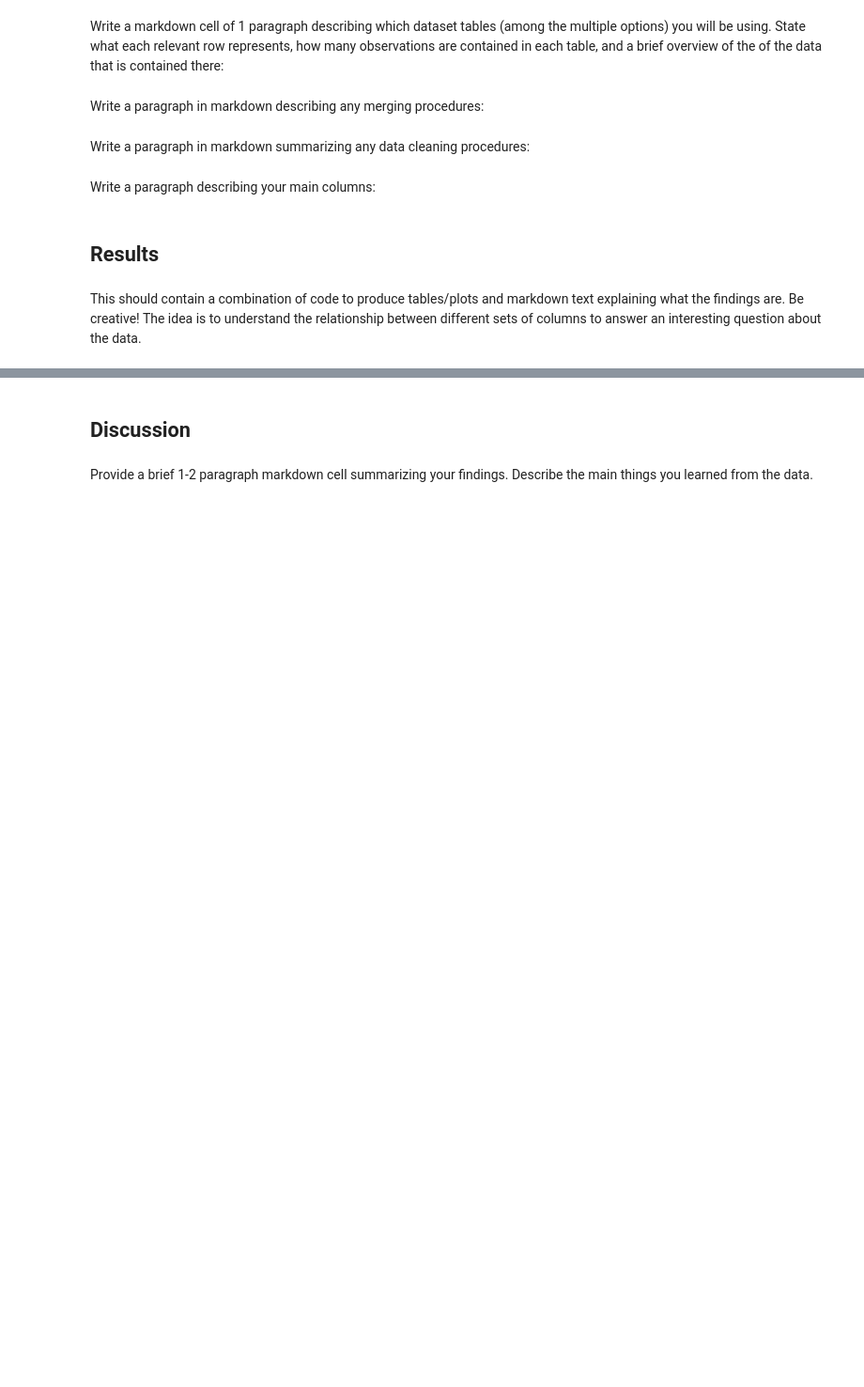
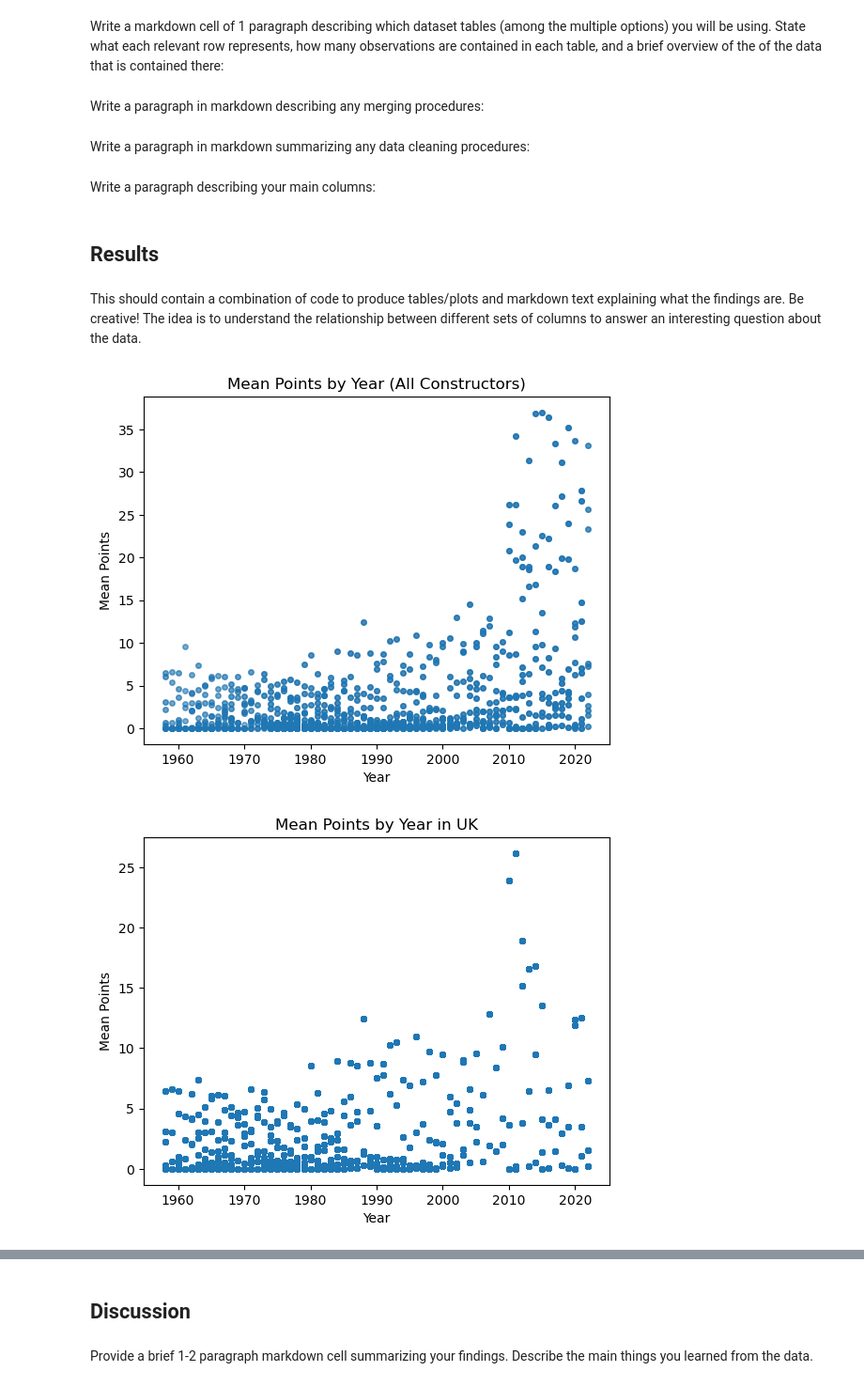
Before and after one commit to natstrauss/datasci151spring2026, a Jupyter notebook: _final_project/final_proj_first_draft.ipynb, the cells around one changed output, grey strips where cells are left out. Shown at 94% size. Drawn from its saved outputs; the diff is of its cells as text; code cells hidden in the pictures; blank space fills up the shorter version.

```diff
--- a/_final_project/final_proj_first_draft.ipynb
+++ b/_final_project/final_proj_first_draft.ipynb
@@ -59,0 +90,47 @@ columns to answer an interesting question about the data.
+# %%
+# Awesome now i think im gonna look at nationalities
+constructors['nationality'].value_counts()
+# Brits dominate F1 so isolate them and then break the rest up by continent
+# define func to sort by region
+def region(nationality):
+    if nationality == 'British':
+        return 'UK'
+    elif nationality in ['Italian','French','German','Swiss','Dutch','Irish',
+                         'Austrian','Belgian','Spanish','East German']:
+        return 'Europe'
+    elif nationality in ['American','Canadian','Mexican','Brazilian']:
+        return 'Americas'
+    elif nationality in ['Japanese','Malaysian','Russian','Indian','Hong Kong']:
+        return 'Asia'
+    elif nationality in ['South African','Rhodesian']:
+        return 'Africa'
+    elif nationality in ['Australian','New Zealander']:
+        return 'Oceania'
+    else:
+        return 'Other'
+df['region'] = df['nationality'].apply(region)
+
+#now imma do an overall scatterplot
+plt.scatter(df['year'], df['mean_points'], alpha =0.1, s=15)
+plt.xlabel('Year')
+plt.ylabel('Mean Points')
+plt.title('Mean Points by Year (All Constructors)')
+plt.show()
+
+#now i wanna see if this is region dependent by doing a for loop
+# Get unique regions
+list_unique_regions = pd.unique(df["region"])
+
+# For loop scatterplot
+for category in list_unique_regions:
+    subset = df.query("region == @category")
+    plt.figure()
+    plt.scatter(x=subset["year"], y=subset["mean_points"], s=15)
+    plt.xlabel("Year")
+    plt.ylabel("Mean Points")
+    plt.title('Mean Points by Year in ' + category)
+
+plt.show()
+# %% [output]
+[figure, added]
+[figure, added]
```
Also changed, not shown: parts of 4 cells of this notebook, 7 other files.
